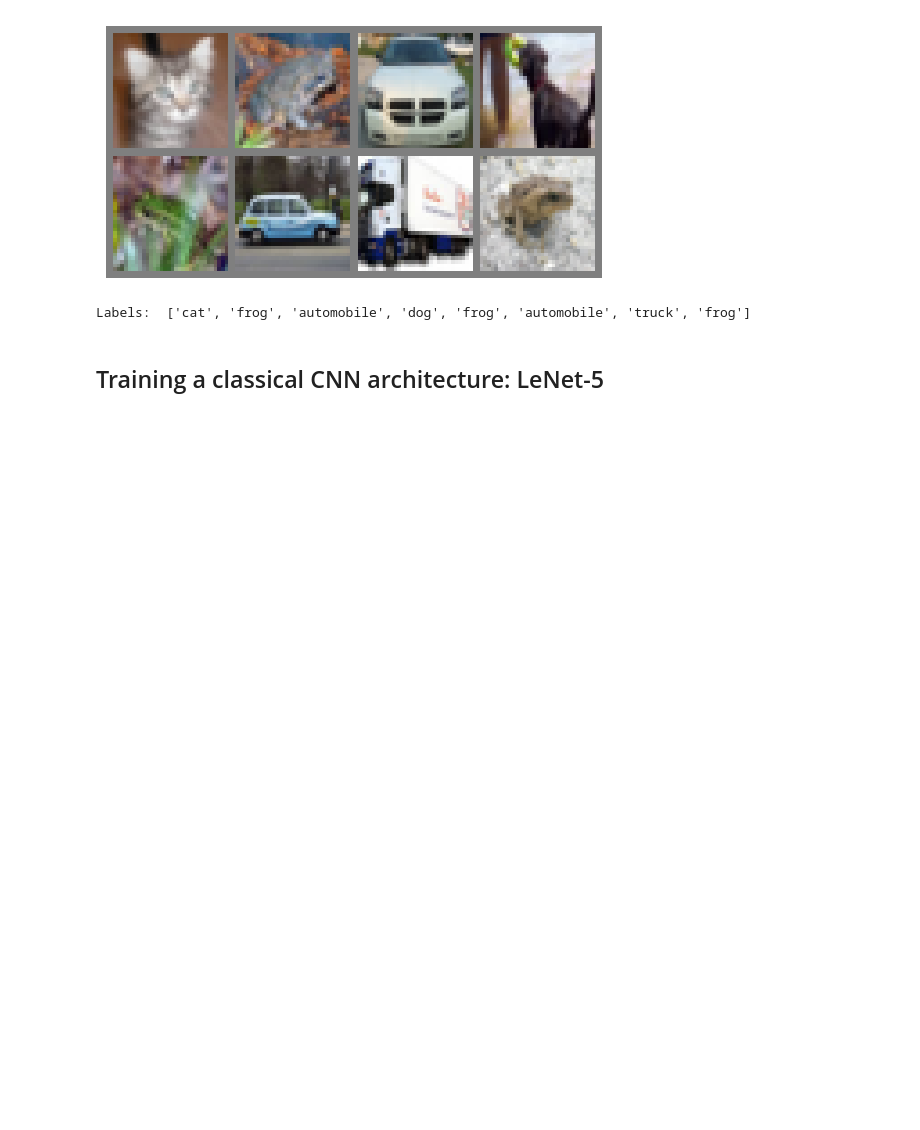
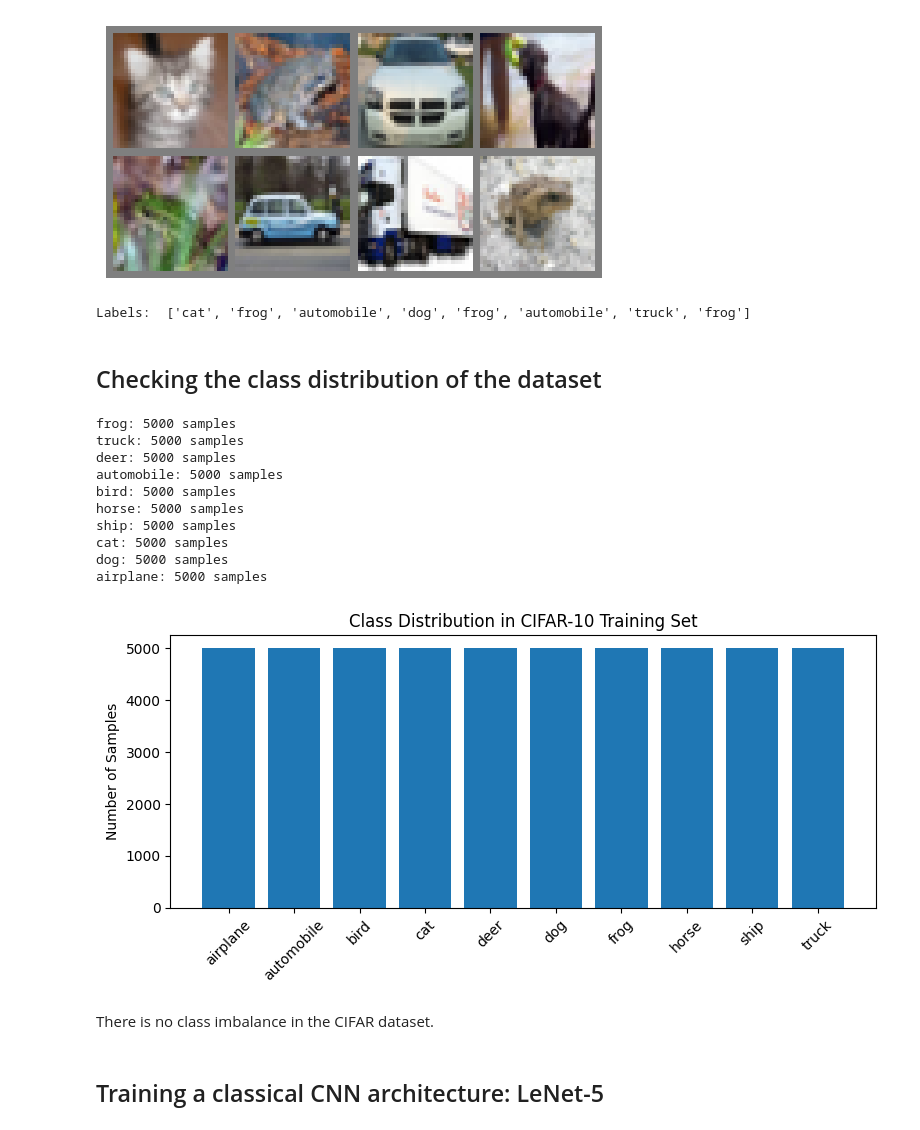
Before and after one commit to Salekin-13/CNN-block-lab, a Jupyter notebook: experiments.ipynb, the cells around one changed output. Drawn from its saved outputs; the diff is of its cells as text; code cells hidden in the pictures; blank space fills up the shorter version.

```diff
--- a/experiments.ipynb
+++ b/experiments.ipynb
@@ -50,2 +52,35 @@ Labels:  ['cat', 'frog', 'automobile', 'dog', 'frog', 'automobile', 'truck', 'fr
+# %% [markdown]
+## Checking the class distribution of the dataset
+# %%
+from collections import Counter
+
+targets = train_dataset.targets  # list of class indices
+counter = Counter(targets)
+
+for i, count in counter.items():
+    print(f"{classes[i]}: {count} samples")
+
+
+plt.figure(figsize=(8, 4))
+plt.bar(classes, [counter[i] for i in range(len(classes))])
+plt.xticks(rotation=45)
+plt.ylabel("Number of Samples")
+plt.title("Class Distribution in CIFAR-10 Training Set")
+plt.tight_layout()
+plt.show()
+# %% [output]
+frog: 5000 samples
+truck: 5000 samples
+deer: 5000 samples
+automobile: 5000 samples
+bird: 5000 samples
+horse: 5000 samples
+ship: 5000 samples
+cat: 5000 samples
+dog: 5000 samples
+airplane: 5000 samples
+[figure, added]
+# %% [markdown]
+There is no class imbalance in the CIFAR dataset.
 # %% [markdown]
 ## Training a classical CNN architecture: LeNet-5
```
Also changed, not shown: parts of 23 cells of this notebook, 3 other files.
